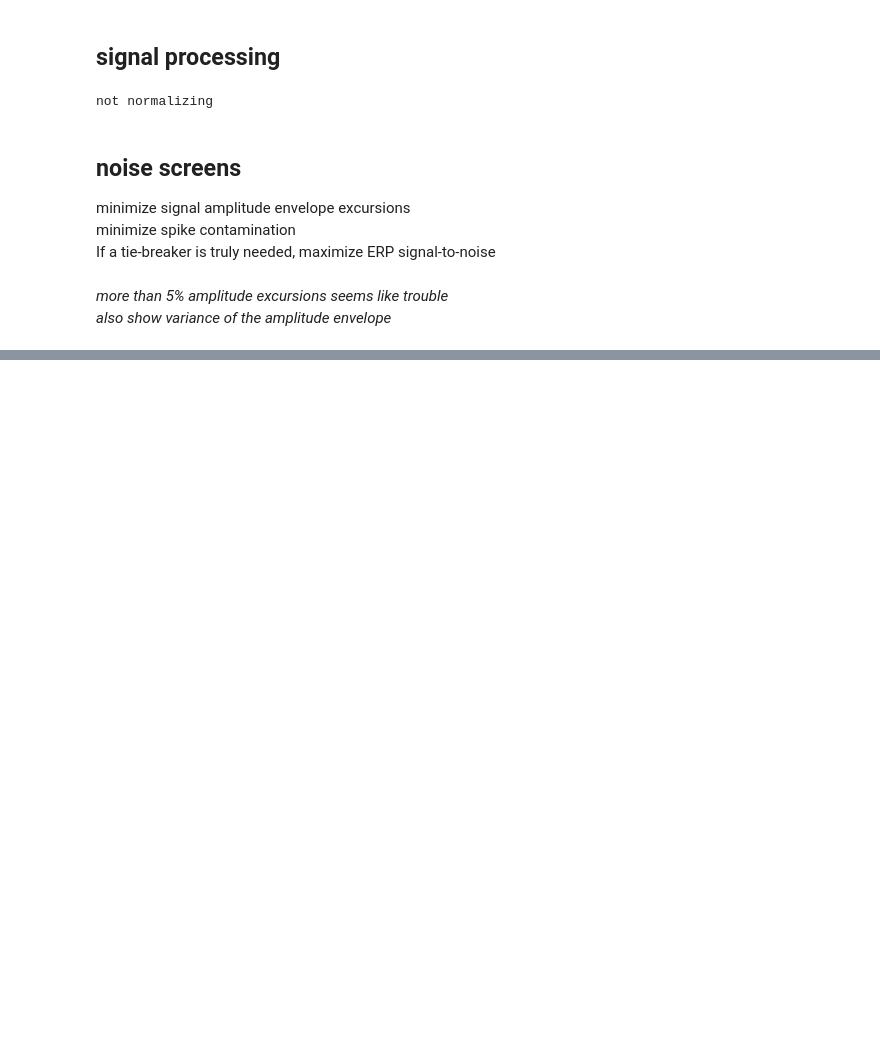
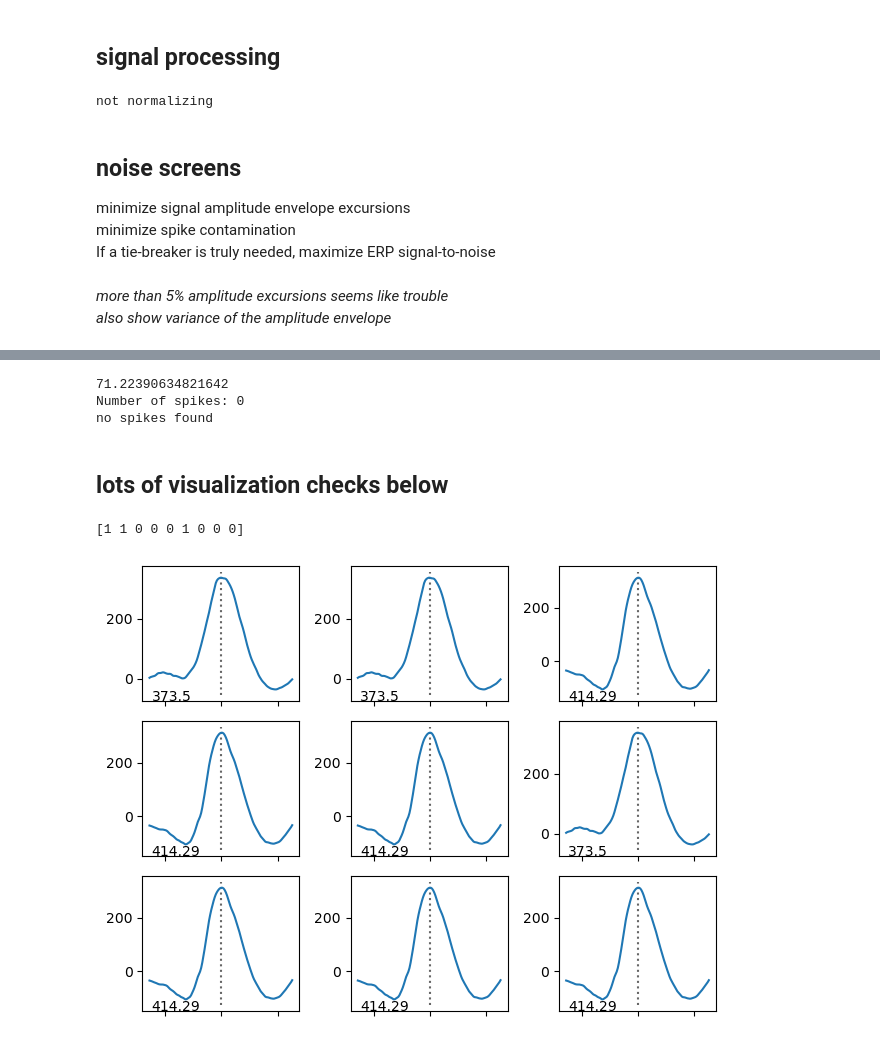
Before and after one commit to jtmiles/GRID_lab_python, a Jupyter notebook: screen_contacts.ipynb, the cells around one changed output, grey strips where cells are left out. Drawn from its saved outputs; the diff is of its cells as text; code cells hidden in the pictures; blank space fills up the shorter version.

```diff
--- a/screen_contacts.ipynb
+++ b/screen_contacts.ipynb
@@ -1351,0 +307,57 @@ plt.plot(plot_ts[pixs],spike_mat[172,pixs])
+# %%
+# use high line-lengths and surrogate derived threshold to find spikes
+lls = filtering.rolling_sum(np.abs(np.diff(np.concat([(bipolar[1],),bipolar]))),win,axis=0)
+ll_thresh = lls>spikeval
+# "dilate" (expand) the mask b/c just a threshold crossing is not always adequate when spikes
+# are relatively small and fast. This expands out by a number of samples
+n_samps = 16; dilarray = np.ones([n_samps+1,],dtype=bool) # +1 to center ID'd events
+from scipy.ndimage import binary_dilation
+ll_mask = binary_dilation(ll_thresh,structure=dilarray)
+# for fast spikes, the dilation can cause false positives
+# make sure it doesn't add anything < spikeval/2
+ll_mask[lls<(spikeval/2)] = False
+
+# calculate the spike_prominences, filter nearby spikes
+spike_ixs, spike_proms = spike_utils.find_spike_heights(bipolar,ll_mask,win,resrate,
+                                                        prominence_wlen=int(resrate/4),
+                                                        min_prominence=None,
+                                                        suppress_ratio=1,
+                                                        suppress_dist=32)
+
+baseproms = find_peaks(bipolar[((~amp_mask)*(~ll_mask)).astype(bool)],prominence=(0))[1]["prominences"]
+# standard deviations above the average "baseline" prominence (all "peaks" excluding amplitude excursions and ID'd spikes)
+prom_thresh = np.mean(baseproms)+(2*np.nanstd(baseproms))
+print(prom_thresh)
+spike_ixs = spike_ixs[spike_proms>prom_thresh]
+
+print(f"Number of spikes: {len(spike_ixs)}")
+if len(spike_ixs) > 0:
+    plt.hist(spike_proms, bins=np.linspace(0,spike_proms.max(),100))
+    plt.plot([prom_thresh,prom_thresh],plt.ylim(),"r:")
+    plt.show()
+else:
+    print("no spikes found")
+# %% [output]
+71.22390634821642
+Number of spikes: 0
+no spikes found
+# %% [markdown]
+## lots of visualization checks below
+# %%
+# need to do some searching through the indices to test for SNR or prominence or something
+randspikes = rng.integers(low=0,high=len(spike_ixs),size=(9,))
+print(randspikes)
+fig,ax = plt.subplots(3,3,tight_layout=True)
+ax = ax.flatten()
+spk_win = win*4
+p_spks = np.arange(-spk_win,spk_win)
+for ii,spk in enumerate(randspikes):
+    ax[ii].plot(p_spks,bipolar[(spike_ixs[spk]-spk_win):(spike_ixs[spk]+spk_win)])
+    ax[ii].set_xticklabels([])
+    ax[ii].plot([0,0],ax[ii].get_ylim(),linestyle=":",color=[0.4,0.4,0.4],zorder=0)
+    ax[ii].text(-spk_win+2,min(ax[ii].get_ylim())+1,f"{np.round(spike_proms[spk],2)}")
+
+plt.show()
+# %% [output]
+[1 1 0 0 0 1 0 0 0]
+[figure, added]
```
Also changed, not shown: parts of 65 cells of this notebook, 3 other files.
